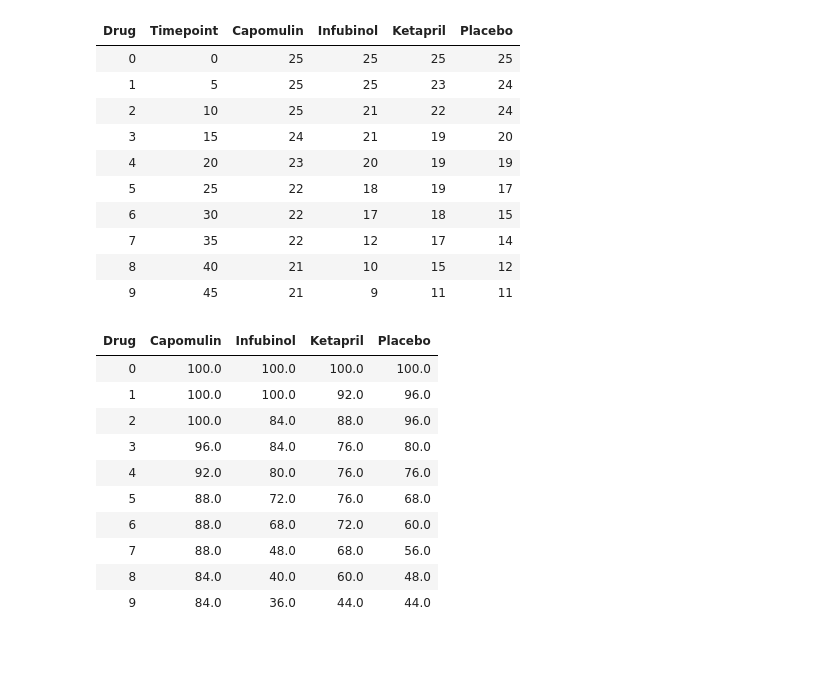
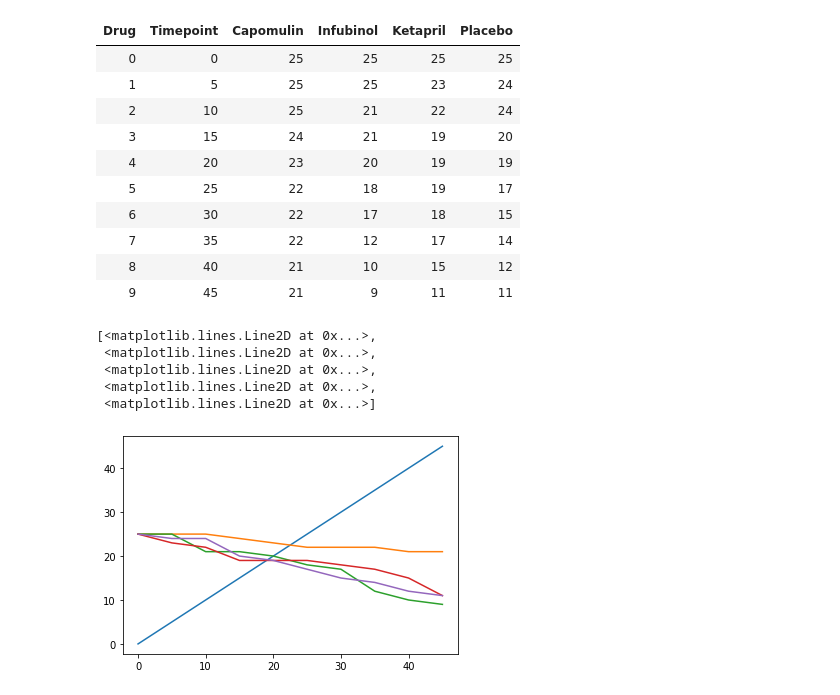
Before and after one commit to shamrockbandit/matplotlib-challenge, a Jupyter notebook: matplotlib-homework.ipynb, the cells around one changed output. Cells and saved outputs as stored; diff of their text form; code cells hidden in the pictures; blank space fills up the shorter version.

```diff
--- a/matplotlib-homework.ipynb
+++ b/matplotlib-homework.ipynb
@@ -264,18 +256,17 @@ mice_reworked
 # %%
 # Generate the Plot (Accounting for percentages)
 micecount = mice_reworked.iloc[0:100,1:11]
 initialmice = micecount.iloc[0,0:10]
 mouse_pct = micecount / initialmice *100
-mouse_pct
+mouse_df_reworked = pd.pivot_table(mouse_df, values = 'Mouse ID', index=['Timepoint'], columns = 'Drug').reset_index()
+mouse_df_reworked
+fig, ax = plt.subplots();
+mice_graph = ax.plot(mouse_df_reworked['Timepoint'], mouse_df_reworked)
+mice_graph
 # %% [output]
-| Drug | Capomulin | Infubinol | Ketapril | Placebo |
-| 0 | 100.0 | 100.0 | 100.0 | 100.0 |
-| 1 | 100.0 | 100.0 | 92.0 | 96.0 |
-| 2 | 100.0 | 84.0 | 88.0 | 96.0 |
-| 3 | 96.0 | 84.0 | 76.0 | 80.0 |
-| 4 | 92.0 | 80.0 | 76.0 | 76.0 |
-| 5 | 88.0 | 72.0 | 76.0 | 68.0 |
-| 6 | 88.0 | 68.0 | 72.0 | 60.0 |
-| 7 | 88.0 | 48.0 | 68.0 | 56.0 |
-| 8 | 84.0 | 40.0 | 60.0 | 48.0 |
-| 9 | 84.0 | 36.0 | 44.0 | 44.0 |
+[<matplotlib.lines.Line2D at 0x...>,
+ <matplotlib.lines.Line2D at 0x...>,
+ <matplotlib.lines.Line2D at 0x...>,
+ <matplotlib.lines.Line2D at 0x...>,
+ <matplotlib.lines.Line2D at 0x...>]
+[figure, added]
```
Also changed, not shown: parts of 5 cells of this notebook.
